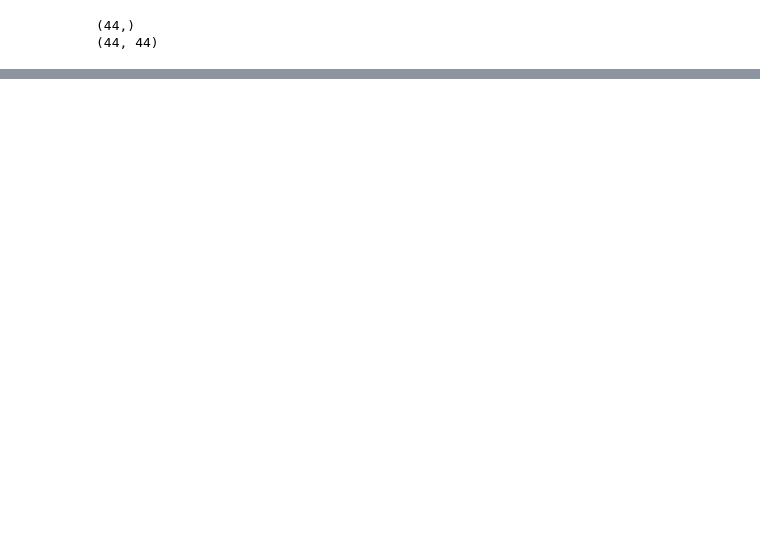
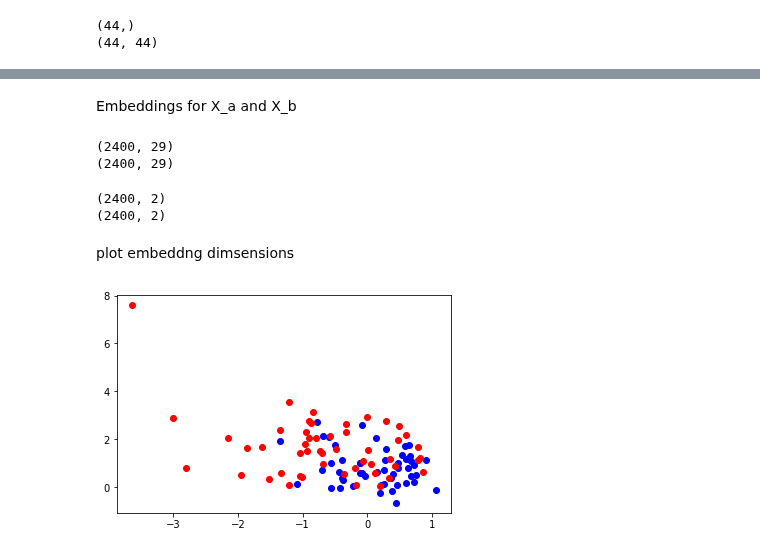
Before and after one commit to Jp-17/Coding_learning, a Jupyter notebook: Model_learning/CCA_source_learn.ipynb, the cells around one changed output, grey strips where cells are left out. Saved outputs shown, nothing was run; the diff lists cells and outputs as text; code cells hidden in the pictures; blank space fills up the shorter version.

```diff
--- a/Model_learning/CCA_source_learn.ipynb
+++ b/Model_learning/CCA_source_learn.ipynb
@@ -212,11 +224,21 @@ p = X_a.shape[1]
 q = X_b.shape[1]
 r = min(p, q)
 
+# if q < p:
+#     M = np.dot(np.linalg.inv(Cov_bb), Cov_ba) @ \
+#         np.dot(np.linalg.inv(Cov_aa), Cov_ab)
+# else:
+#     M = np.dot(np.linalg.inv(Cov_aa), Cov_ab) @ \
+#         np.dot(np.linalg.inv(Cov_bb), Cov_ba)
+
+# rank of M should be r = min(p, q)
 M = np.dot(np.linalg.inv(Cov_bb), Cov_ba) @ \
     np.dot(np.linalg.inv(Cov_aa), Cov_ab)
 
 eigvals, eigvecs = np.linalg.eig(M)
+rhos = np.sqrt(eigvals)
 
+# print(rhos)
 print(eigvals.shape)
 print(eigvecs.shape)
 # %% [output]
@@ -224,0 +276,46 @@ print(eigvecs.shape)
+# %% [markdown]
+Embeddings for X_a and X_b
+# %%
+z_a = X_a @ w_a
+z_b = X_b @ w_b
+
+print(z_a.shape)
+print(z_b.shape)
+
+# # normalize
+# z_a = z_a.T / np.linalg.norm(z_a.T, 2, axis=0)
+# z_a = z_a.T
+# z_b = z_b.T / np.linalg.norm(z_b.T, 2, axis=0)
+# z_b = z_b.T
+
+# print(z_a.shape)
+# print(z_b.shape)
+# %% [output]
+(2400, 29)
+(2400, 29)
+# %%
+n_components = 2 # principle components
+z_a = z_a[:, :n_components]
+z_b = z_b[:, :n_components]
+
+print(z_a.shape)
+print(z_b.shape)
+# %% [output]
+(2400, 2)
+(2400, 2)
+# %% [markdown]
+plot embeddng dimsensions
+# %%
+fig, ax = plt.subplots()
+ax.scatter(z_a[:50, 0], z_a[:50, 1], c='blue')
+ax.scatter(z_b[:50, 0], z_b[:50, 1], c='red')
+
+# for i, txt in enumerate(range(len(z_a))):
+#     ax.annotate(txt, (z_a[:, 0][i], z_a[:, 1][i]), color='blue')
+
+# for i, txt in enumerate(range(len(z_b))):
+#     ax.annotate(txt, (z_b[:, 0][i], z_b[:, 1][i]), color='red')
+
+plt.show()
+# %% [output]
+[figure, added]
```
Also changed, not shown: parts of 3 cells of this notebook, 1 other file.
